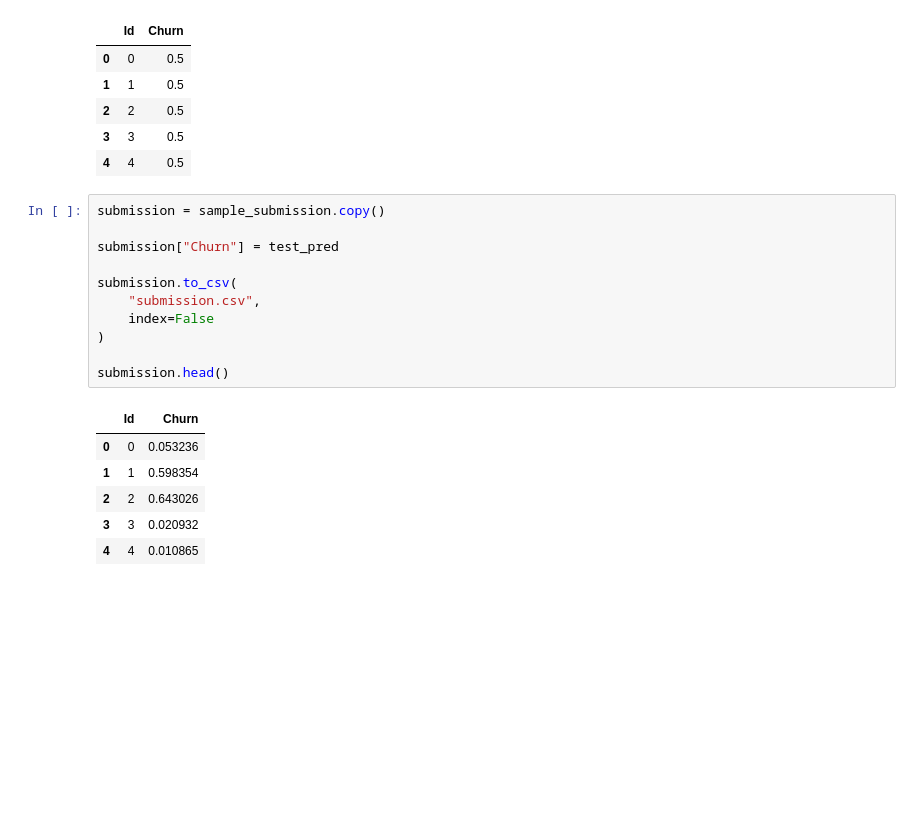
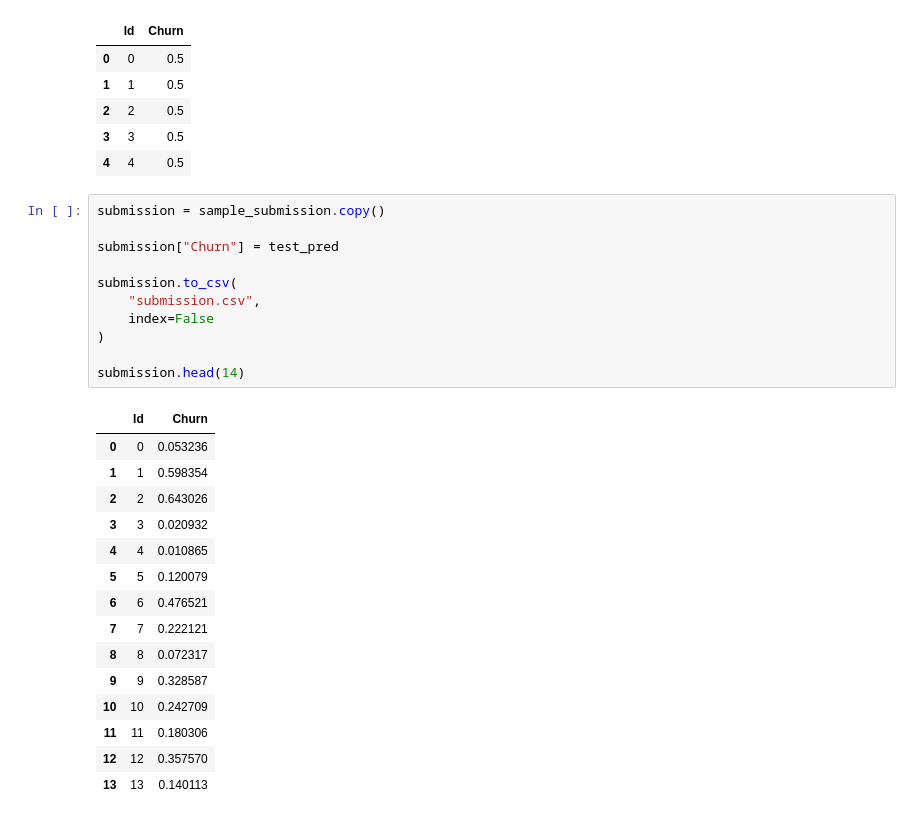
Before and after one commit to thegrimeater/hw_linear_models_li_sergey, a Jupyter notebook: binary_classification.ipynb, the cells around one changed output. Cells and saved outputs as stored; diff of their text form; blank space fills up the shorter version.

Commit message:
Добавил последние правки по регрессии + submission

```diff
--- a/binary_classification.ipynb
+++ b/binary_classification.ipynb
@@ -426,18 +426,27 @@ sample_submission.head()
 # %%
 submission = sample_submission.copy()
 
 submission["Churn"] = test_pred
 
 submission.to_csv(
     "submission.csv",
     index=False
 )
 
-submission.head()
+submission.head(14)
 # %% [output]
 |  | Id | Churn |
 | 0 | 0 | 0.053236 |
 | 1 | 1 | 0.598354 |
 | 2 | 2 | 0.643026 |
 | 3 | 3 | 0.020932 |
 | 4 | 4 | 0.010865 |
+| 5 | 5 | 0.120079 |
+| 6 | 6 | 0.476521 |
+| 7 | 7 | 0.222121 |
+| 8 | 8 | 0.072317 |
+| 9 | 9 | 0.328587 |
+| 10 | 10 | 0.242709 |
+| 11 | 11 | 0.180306 |
+| 12 | 12 | 0.357570 |
+| 13 | 13 | 0.140113 |
```
Also changed, not shown: parts of 3 cells of this notebook, 6 other files.
